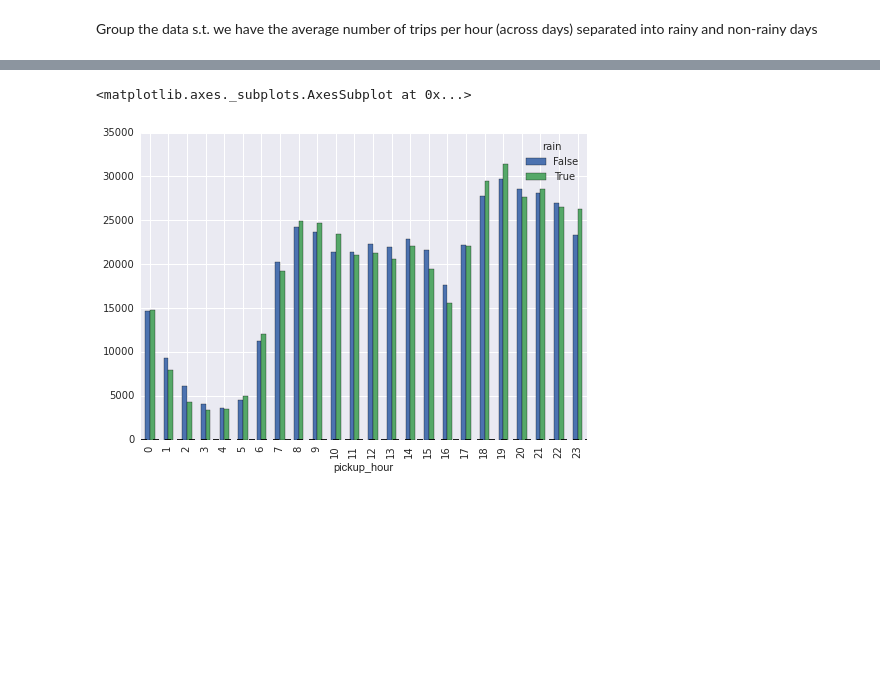
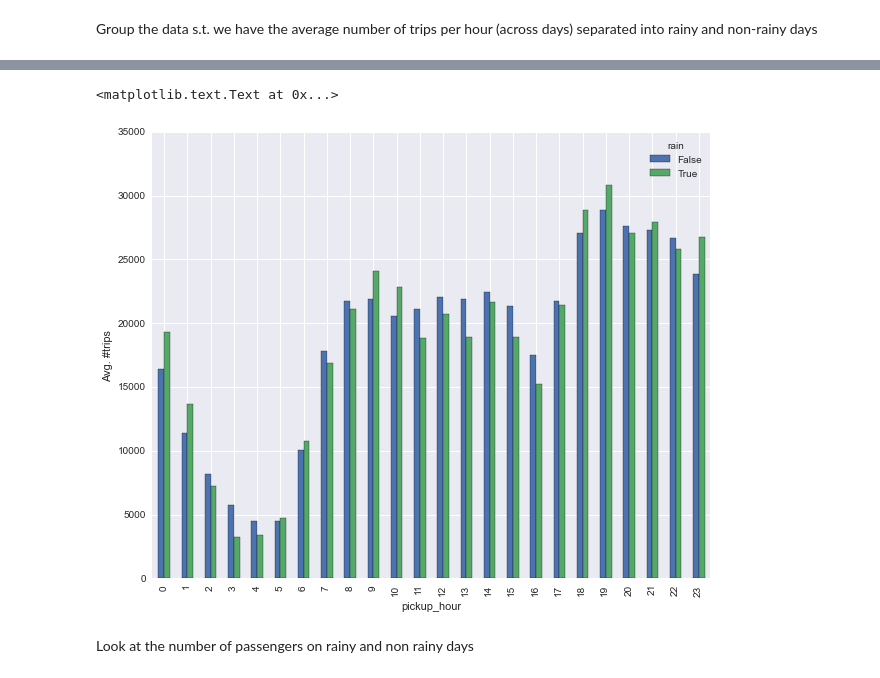
Before and after one commit to karstenkreis/NYC_Data_IPA, a Jupyter notebook: Taxi/explore_taxi3.ipynb, the cells around one changed output, grey strips where cells are left out. Cells and saved outputs as stored; diff of their text form; code cells hidden in the pictures; blank space fills up the shorter version.

```diff
--- a/Taxi/explore_taxi3.ipynb
+++ b/Taxi/explore_taxi3.ipynb
@@ -30,3 +44,21 @@ for d in dfList:
+# %%
+def zscore(x):
+    return (x - (x.astype(float)).mean())/(x.astype(float)).std() # I convert to float 64 to avoid overflow
+
+fList = glob.glob('./allTaxiData*.pkl')
+dfList = []
+for file in fList:
+    currDF = pd.read_pickle(file)
+    # clean the data during the loading procedure to keep memory cost low
+    goodEntries1 = (currDF[['trip_time_in_secs', 'trip_distance', 'pickup_latitude',
+                           'pickup_longitude', 'dropoff_latitude', 'dropoff_longitude']] != 0).all(axis=1)
+    goodEntries2 = (currDF[['trip_time_in_secs', 'trip_distance']] < np.inf).all(axis=1)
+    currDF = currDF[goodEntries1 & goodEntries2]
+    goodEntries3 = (currDF[['trip_time_in_secs', 'trip_distance']].apply(zscore) < 10).all(axis=1)
+    currDF = currDF[goodEntries3]
+    dfList.append(currDF)
+
+df = pd.concat(dfList)
 # %% [markdown]
 Take a look at the data
 # %%
@@ -65,0 +95,21 @@ limits = plt.axis('equal')
+# %%
+f, axs = plt.subplots(1,2,figsize=(15,6))
+# Plot pickups
+x = df['pickup_longitude'].values
+y = df['pickup_latitude'].values
+im1 = axs[0].hist2d(x,y,bins=[histBinsLo, histBinsLa],norm=matplotlib.colors.LogNorm(),cmap='hot')
+axs[0].set_aspect('equal')
+axs[0].set_xlabel('Pickup longitude')
+axs[0].set_ylabel('Pickup latitude')
+plt.axes(axs[0])
+plt.colorbar(im1[3])
+
+# Plot dropoffs
+x = df['dropoff_longitude'].values
+y = df['dropoff_latitude'].values
+im2 = axs[1].hist2d(x,y,bins=[histBinsLo, histBinsLa],norm=matplotlib.colors.LogNorm(),cmap='hot')
+axs[1].set_aspect('equal')
+axs[1].set_xlabel('Dropoff longitude')
+axs[1].set_ylabel('Dropoff latitude')
+plt.axes(axs[1])
+plt.colorbar(im2[3])
@@ -96,7 +152,7 @@ joint_df = pd.merge(df, weather_df)
 # %% [markdown]
 Make a dataFrame of only weekday data
 # %%
-weekday_df = joint_df[['pickup_day_of_year','passenger_count','trip_time_in_secs','trip_distance','pickup_hour','rain']][joint_df['pickup_day_of_week']<5]
+weekday_df = joint_df[['pickup_day_of_year','passenger_count','trip_time_in_secs','trip_distance','pickup_hour','rain']][joint_df['pickup_day_of_week']<=5]
 # %% [markdown]
 Group the data s.t. we have the average number of trips per hour (across days) separated into rainy and non-rainy days
 # %%
@@ -117,6 +182,9 @@ grp.head()
 tripCount = grp['passenger_count'].unstack()
 # %%
 tripCount.plot(kind='bar')
+plt.ylabel('Avg. #trips')
 # %% [output]
-<matplotlib.axes._subplots.AxesSubplot at 0x...>
+<matplotlib.text.Text at 0x...>
-[figure, old version]
+[figure, new version]
+# %% [markdown]
+Look at the number of passengers on rainy and non rainy days
```
Also changed, not shown: parts of 32 cells of this notebook, 5 other files.
